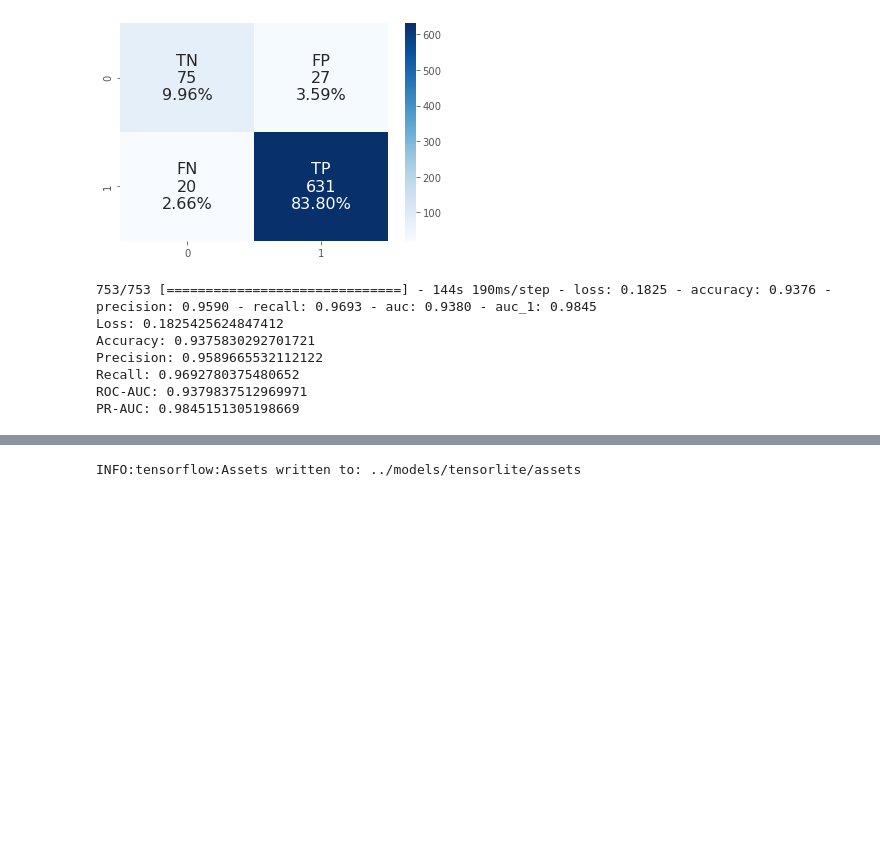
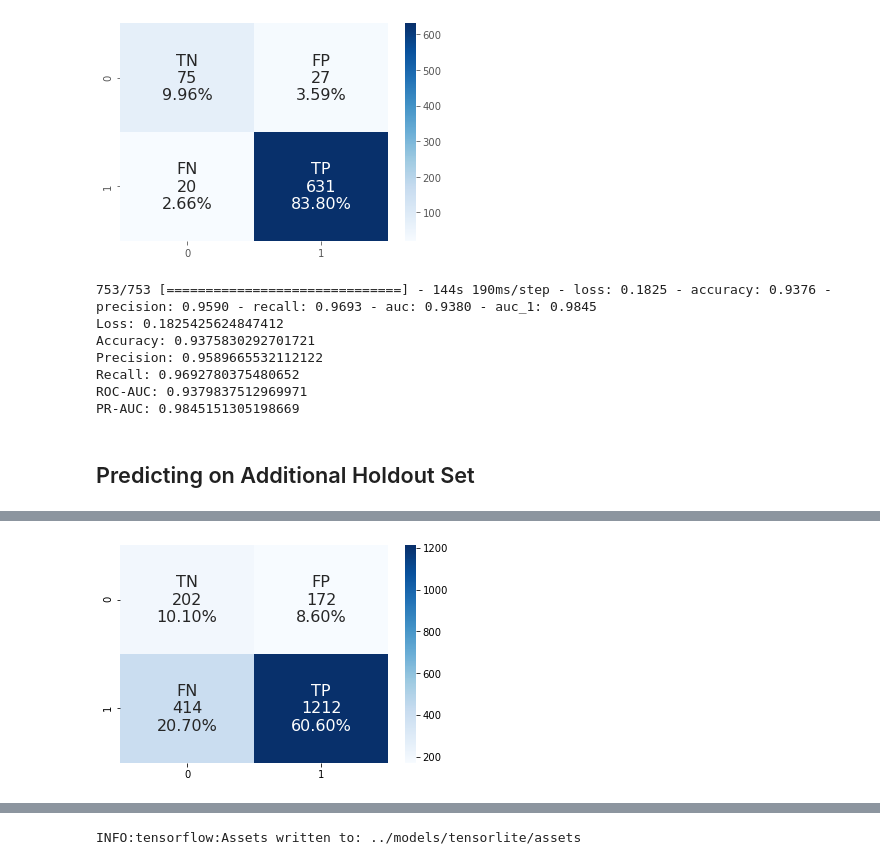
Before and after one commit to datascisteven/Melanoma-Image-Classification, a Jupyter notebook: notebooks/flutter.ipynb, the cells around one changed output, grey strips where cells are left out. Saved outputs shown, nothing was run; the diff lists cells and outputs as text; code cells hidden in the pictures; blank space fills up the shorter version.

```diff
--- a/notebooks/flutter.ipynb
+++ b/notebooks/flutter.ipynb
@@ -30,6 +47,7 @@ from utils import *
 train_fldr = '../sample/train'
 val_fldr = '../sample/val'
 test_fldr = '../sample/test'
+test_fldr_2 = '../split/test2'
 
 train_generator = ImageDataGenerator(rescale=1./255).flow_from_directory(
         train_fldr,
@@ -50,10 +68,18 @@ test_generator = ImageDataGenerator(rescale=1./255).flow_from_directory(
         class_mode = 'binary',
         shuffle = False,
         seed = 42)
+test_generator_2 = ImageDataGenerator(rescale=1/255).flow_from_directory(
+        test_fldr_2,
+        target_size = (224, 224),
+        batch_size = 1,
+        class_mode = 'binary',
+        shuffle = False,
+        seed = 42)
 
 STEP_SIZE_TRAIN = train_generator.n // train_generator.batch_size
 STEP_SIZE_VALID = valid_generator.n // valid_generator.batch_size
 STEP_SIZE_TEST = test_generator.n // test_generator.batch_size
+STEP_SIZE_TEST_2 = test_generator_2.n // test_generator_2.batch_size
 # %% [output]
 Found 6840 images belonging to 2 classes.
 Found 753 images belonging to 2 classes.
@@ -267,3 +282,13 @@ Precision: 0.9589665532112122
 Recall: 0.9692780375480652
 ROC-AUC: 0.9379837512969971
 PR-AUC: 0.9845151305198669
+# %% [markdown]
+## Predicting on Additional Holdout Set
+# %%
+# display confusion matrix visualization
+test_generator_2.reset()
+pred_2 = model.predict_generator(test_generator_2, steps = STEP_SIZE_TEST_2, verbose = 1)
+y_true = test_generator_2.classes
+y_pred_2 = pred_2 > 0.5
+make_confusion_matrix(y_true, y_pred_2)
+# %% [output]
@@ -269,0 +296 @@ PR-AUC: 0.9845151305198669
+[figure, added]
```
Also changed, not shown: parts of 27 cells of this notebook, 8 other files.
